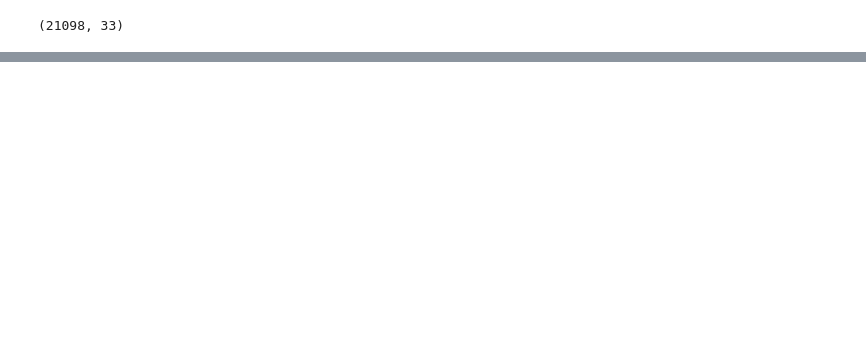
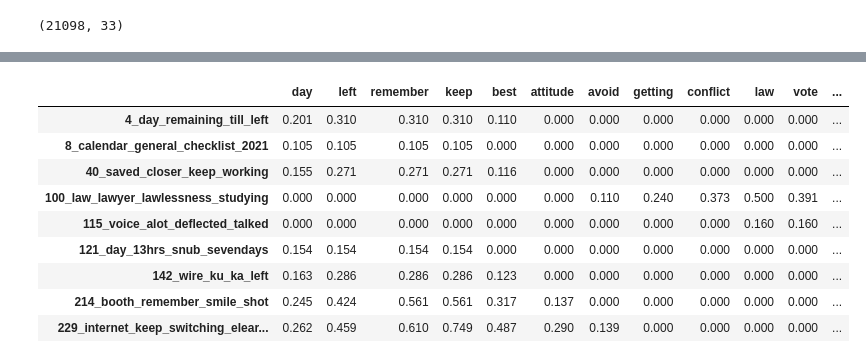
Before and after one commit to ayamlearning/masters_thesis_model_final, a Jupyter notebook: RQ3_Topc_Modelling.ipynb, the cells around one changed output, grey strips where cells are left out. Saved outputs shown, nothing was run; the diff lists cells and outputs as text; code cells hidden in the pictures; blank space fills up the shorter version.

```diff
--- a/RQ3_Topc_Modelling.ipynb
+++ b/RQ3_Topc_Modelling.ipynb
@@ -9,7 +16,8 @@ def save(df):
     df.to_excel("./files/{}.xlsx".format(ts))
     print(str(ts)+".xlsx has been saved")
 # %%
-df = pd.read_csv("./data/sample.csv",delimiter=",",dtype=str)
+path = "https://raw.githubusercontent.com/ayamlearning/masters_thesis_model_final/main/data/sample.csv"
+df = pd.read_csv(path,delimiter=",",dtype=str)
 print(df.shape)
 # %% [output]
 (21098, 33)
@@ -35,0 +46,3 @@ Collecting nvidia-curand-cu12==10.3.2.106
+# %%
+query = df.query("vader_polarity == '{}'".format("Neutral"))
+query.sample(5)
@@ -35,0 +57,10 @@ Collecting nvidia-curand-cu12==10.3.2.106
+# %%
+query.text = query.apply(lambda row: re.sub(r"http\S+", "", row.text).lower(), 1)
+query.text = query.apply(lambda row: " ".join(filter(lambda x:x[0]!="@", row.text.split())), 1)
+query.text = query.apply(lambda row: " ".join(re.sub("[^a-zA-Z]+", " ", row.text).split()), 1)
+timestamps = query.date.to_list()
+tweets = query.text.to_list()
+# %%
+docs = list(map(str,  query['prep_text']))
+topic_model = BERTopic(language="english", calculate_probabilities=True, verbose=True)
+topics, probs = topic_model.fit_transform(docs)
@@ -35,0 +91,18 @@ Collecting nvidia-curand-cu12==10.3.2.106
+# %%
+# Calculate the topic distributions on a token-level
+topic_distr, topic_token_distr = topic_model.approximate_distribution(docs, calculate_tokens=True)
+
+# Visualize the token-level distributions
+df = topic_model.visualize_approximate_distribution(docs[1], topic_token_distr[1])
+df
+# %% [output]
+|  | day | left | remember | keep | best | attitude | avoid | getting | conflict | law | vote | ... |
+| 4_day_remaining_till_left | 0.201 | 0.310 | 0.310 | 0.310 | 0.110 | 0.000 | 0.000 | 0.000 | 0.000 | 0.000 | 0.000 | ... |
+| 8_calendar_general_checklist_2021 | 0.105 | 0.105 | 0.105 | 0.105 | 0.000 | 0.000 | 0.000 | 0.000 | 0.000 | 0.000 | 0.000 | ... |
+| 40_saved_closer_keep_working | 0.155 | 0.271 | 0.271 | 0.271 | 0.116 | 0.000 | 0.000 | 0.000 | 0.000 | 0.000 | 0.000 | ... |
+| 100_law_lawyer_lawlessness_studying | 0.000 | 0.000 | 0.000 | 0.000 | 0.000 | 0.000 | 0.110 | 0.240 | 0.373 | 0.500 | 0.391 | ... |
+| 115_voice_alot_deflected_talked | 0.000 | 0.000 | 0.000 | 0.000 | 0.000 | 0.000 | 0.000 | 0.000 | 0.000 | 0.160 | 0.160 | ... |
+| 121_day_13hrs_snub_sevendays | 0.154 | 0.154 | 0.154 | 0.154 | 0.000 | 0.000 | 0.000 | 0.000 | 0.000 | 0.000 | 0.000 | ... |
+| 142_wire_ku_ka_left | 0.163 | 0.286 | 0.286 | 0.286 | 0.123 | 0.000 | 0.000 | 0.000 | 0.000 | 0.000 | 0.000 | ... |
+| 214_booth_remember_smile_shot | 0.245 | 0.424 | 0.561 | 0.561 | 0.317 | 0.137 | 0.000 | 0.000 | 0.000 | 0.000 | 0.000 | ... |
+| 229_internet_keep_switching_elear... | 0.262 | 0.459 | 0.610 | 0.749 | 0.487 | 0.290 | 0.139 | 0.000 | 0.000 | 0.000 | 0.000 | ... |
```
Also changed, not shown: parts of 14 cells of this notebook.
